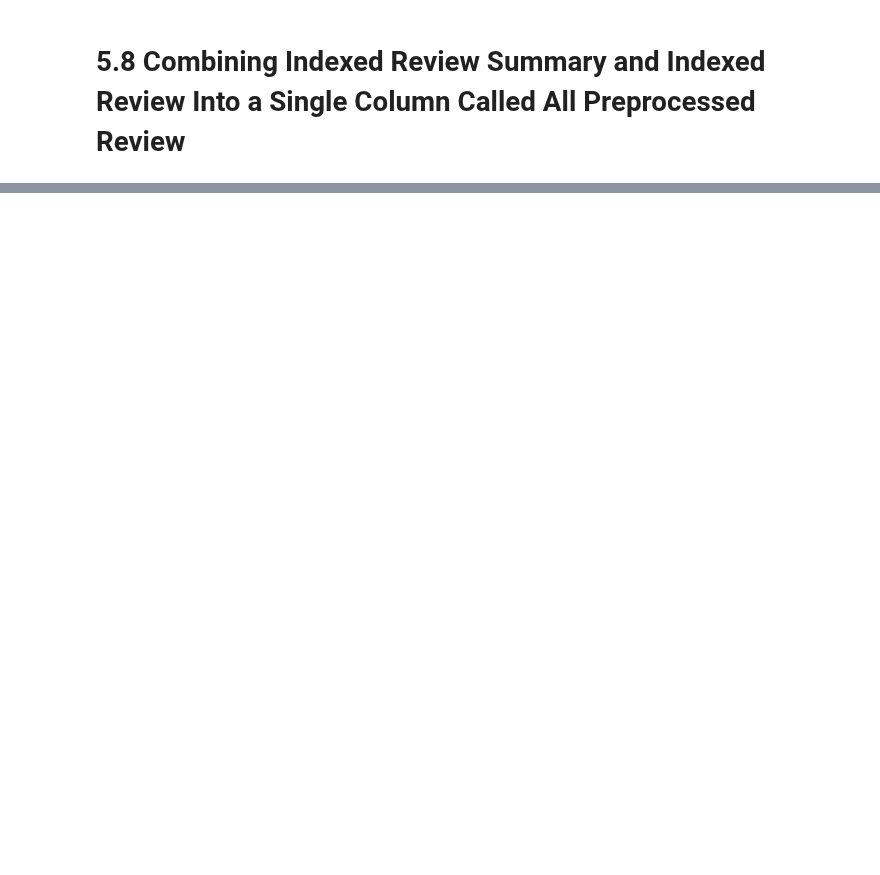
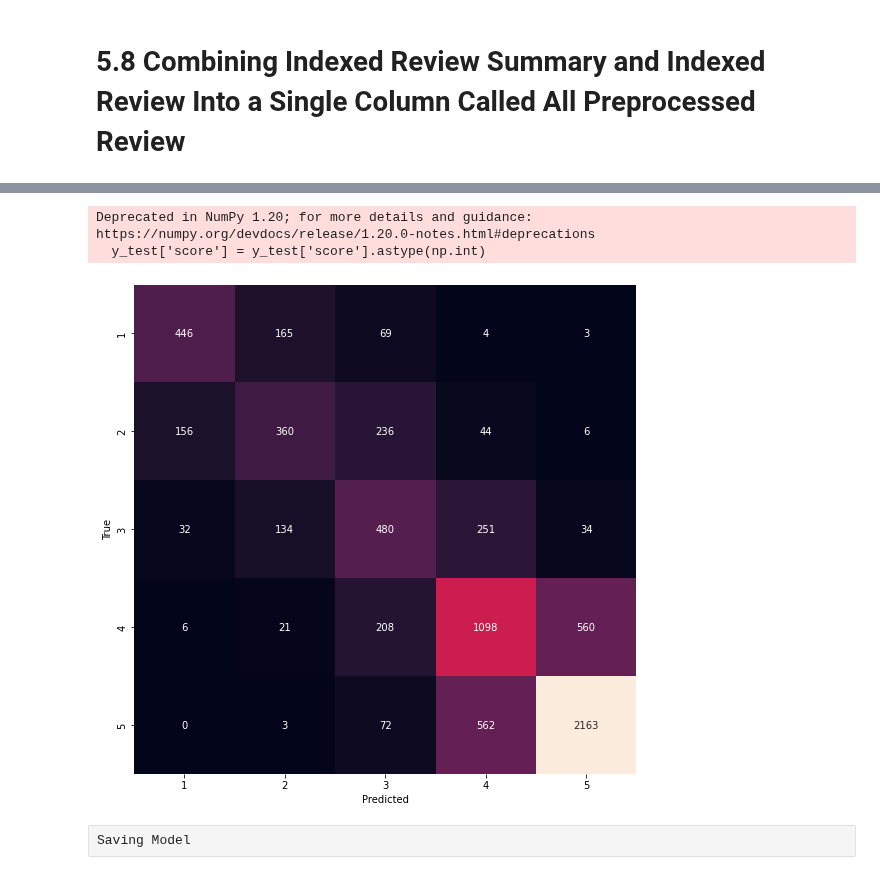
Before and after one commit to Serkankizilirmak/Sentiment_capstone, a Jupyter notebook: Neural Networks.ipynb, the cells around one changed output, grey strips where cells are left out. Cells and saved outputs as stored; diff of their text form; code cells hidden in the pictures; blank space fills up the shorter version.

```diff
--- a/Neural Networks.ipynb
+++ b/Neural Networks.ipynb
@@ -184,0 +280,2 @@ x_train.head()
+# %%
+y_test_predicted = add_one_argmax_score(np.argmax(model.predict(x_test),axis=1))
@@ -184,0 +302,30 @@ x_train.head()
+# %%
+y_test['score'] = y_test['score'].replace(['rating_1'],1)
+y_test['score'] = y_test['score'].replace(['rating_2'],2)
+y_test['score'] = y_test['score'].replace(['rating_3'],3)
+y_test['score'] = y_test['score'].replace(['rating_4'],4)
+y_test['score'] = y_test['score'].replace(['rating_5'],5)
+# %%
+y_test['score'] = y_test['score'].astype(np.int64)
+# %% [output]
+Deprecated in NumPy 1.20; for more details and guidance: https://numpy.org/devdocs/release/1.20.0-notes.html#deprecations
+  y_test['score'] = y_test['score'].astype(np.int)
+# %%
+def conf_matrix(cm):
+
+    plt.figure(figsize=(9,9))
+    ax = sns.heatmap(cm,
+                     annot= True,
+                     fmt = '.4g',
+                     cbar=0,
+                     xticklabels=[1,2,3,4,5],
+                     yticklabels=[1,2,3,4,5])
+    ax.set(xlabel='Predicted', ylabel='True')
+    plt.show()
+# %%
+test_cm = confusion_matrix(y_test['score'], y_test_predicted)
+conf_matrix(test_cm)
+# %% [output]
+[figure, added]
+# %% [raw]
+Saving Model
```
Also changed, not shown: parts of 36 cells of this notebook, 6 other files.
